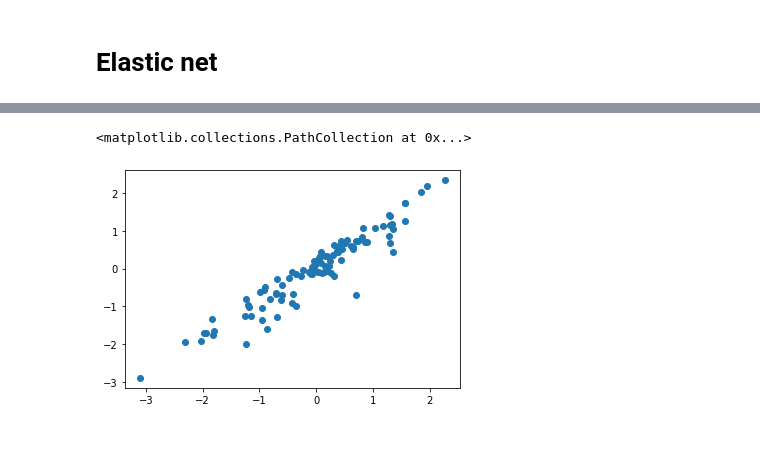
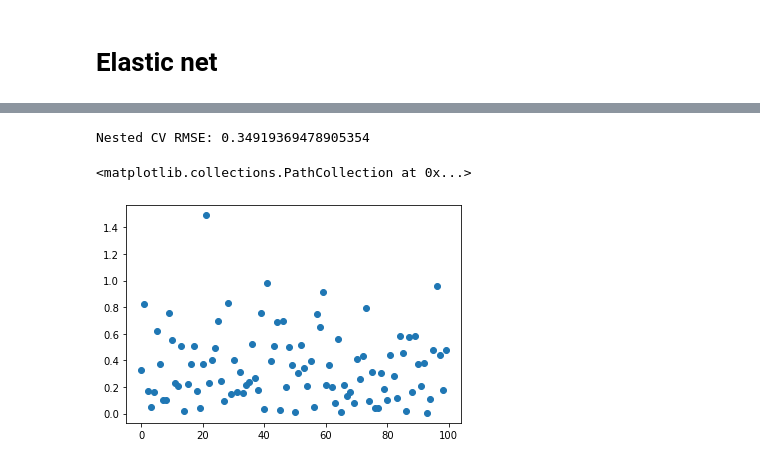
Before and after one commit to Zzanis/Case_1, a Jupyter notebook: case1_eda.ipynb, the cells around one changed output, grey strips where cells are left out. Saved outputs shown, nothing was run; the diff lists cells and outputs as text; code cells hidden in the pictures.

Commit message:
elnet with nested CV

```diff
--- a/case1_eda.ipynb
+++ b/case1_eda.ipynb
@@ -298,4 +302,5 @@ plt.show()
 # %% [markdown]
 # Elastic net
 # %%
-y_elnet = preprocessing.StandardScaler().fit_transform(np.reshape(y.values, (-1,1)))
+# transform y
+y = preprocessing.StandardScaler().fit_transform(np.reshape(y.values, (-1,1)))
@@ -304,7 +306,0 @@ y_elnet = preprocessing.StandardScaler().fit_transform(np.reshape(y.values, (-1,
-# %%
-elnet = ElasticNetCV(cv=5, random_state=0) #l1_ratio=[.01,.05,.1, .5, .7, .9, .95, .99, 1]
-elnet.fit(imputed_df, y_elnet.ravel())
-print(elnet.alpha_)
-print(elnet.intercept_)
-print(elnet.l1_ratio_)
-# print(regr.predict([[0, 0]]))
@@ -324,3 +306,0 @@ elnet.score(imputed_df, y_elnet)
-# %%
-rmse = np.sqrt(np.mean(np.square(residual)))
-rmse
@@ -334,5 +306,0 @@ plt.scatter(y_elnet, residual)
-# %%
-plt.scatter(y_elnet, pred)
-# %% [output]
-<matplotlib.collections.PathCollection at 0x...>
-[figure, removed]
@@ -338,0 +352,11 @@ plt.scatter(y_elnet, pred)
+# %%
+# Report nested cross-validation RMSE
+nested_rmse = np.mean(nested_scores)
+print("Nested CV RMSE:", nested_rmse)
+# %% [output]
+Nested CV RMSE: 0.34919369478905354
+# %%
+plt.scatter(x=imputed_df.index, y = nested_scores)
+# %% [output]
+<matplotlib.collections.PathCollection at 0x...>
+[figure, added]
```
Also changed, not shown: parts of 8 cells of this notebook.
